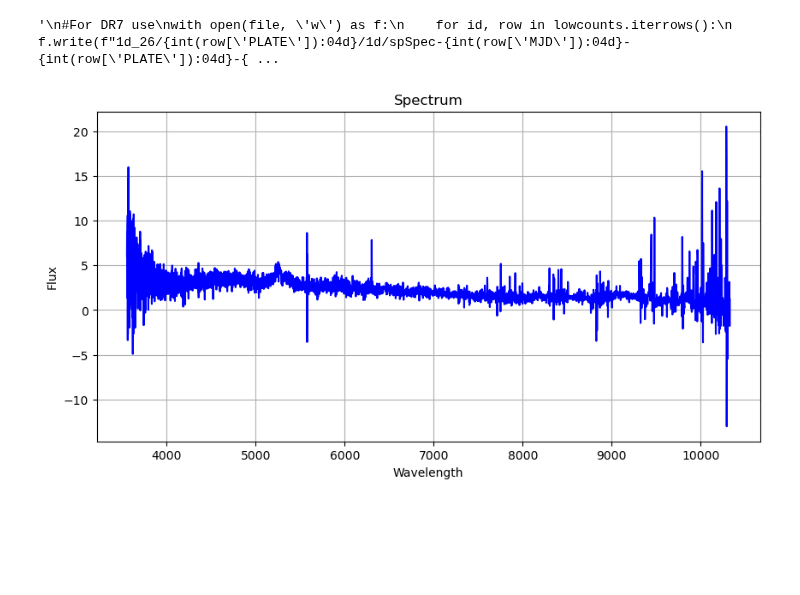
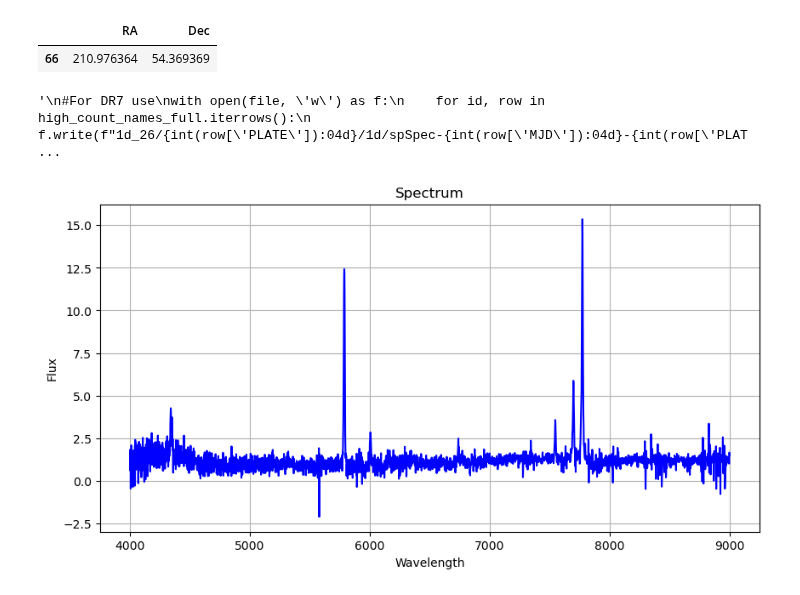
Before and after one commit to kciurleo/AGN, a Jupyter notebook: unorganized/SDSS_stuff.ipynb, the cells around one changed output. Drawn from its saved outputs; the diff is of its cells as text; code cells hidden in the pictures; blank space fills up the shorter version.

Commit message:
changed downloading to be based on chandra ra dec

```diff
--- a/unorganized/SDSS_stuff.ipynb
+++ b/unorganized/SDSS_stuff.ipynb
@@ -14,0 +36,3 @@ with open(file, 'w') as f:
+# %%
+high_count_names_full = high_count.merge(csc21, how='left', left_on='CXO name', right_on='CSC21P_name').drop_duplicates(['MJD','FIBERID','PLATE'])
+high_count_names_full[['MJD','PLATE','FIBERID', '# ObsID', 'CXO name']]
@@ -14,0 +50,3 @@ with open(file, 'w') as f:
+# %%
+special_high_count_guys=high_count_names_full[high_count_names_full['MJD'].isin([55999, 56041, 56066])]
+special_high_count_guys
@@ -15,3 +59,8 @@ with open(file, 'w') as f:
+# %%
+final_min_abs.loc[final_min_abs['# ObsID']=='934'][['RA','Dec']]
+# %% [output]
+|  | RA | Dec |
+| 66 | 210.976364 | 54.369369 |
 # %%
 # Write the spectra we're interested in downloading to txt file, just the ones that are triply unabsorbed and unobserved with XMM
 
@@ -26,44 +75,52 @@ unabsunobs_filtered = unabsunobs[unabsunobs['MJD'].isin([56041, 55649, 56748])]
 
 file = '/Users/kciurleo/Documents/kciurleo/AGN/csvs/SDSS.txt'
 
+importantman=csc21.loc[csc21['CSC21P_name']=='2CXO J173801.1+583012'][['MJD','PLATE','FIBERID']]
 
 lowcounts=pd.read_csv('/Users/kciurleo/Documents/kciurleo/AGN/csvs/low_count_unobserved.csv').drop_duplicates(['MJD','FIBERID','PLATE'])
 lowcounts_filtered = lowcounts[lowcounts['FIBERID'].isin([936,579,361,933,204,723,460,944,666,561])]
 #For DR17 use
 
 with open(file, 'w') as f:
-    for id, row in lowcounts_filtered.iterrows():
+    for id, row in special_high_count_guys.iterrows():
         f.write(f"{int(row['PLATE']):04d}/spec-{int(row['PLATE']):04d}-{int(row['MJD']):04d}-{int(row['FIBERID']):04d}.fits\n")
-
 '''
 #For DR7 use
 with open(file, 'w') as f:
-    for id, row in lowcounts.iterrows():
+    for id, row in high_count_names_full.iterrows():
         f.write(f"1d_26/{int(row['PLATE']):04d}/1d/spSpec-{int(row['MJD']):04d}-{int(row['PLATE']):04d}-{int(row['FIBERID']):03d}.fit\n")
-
 '''
 # %% [output]
-'\n#For DR7 use\nwith open(file, \'w\') as f:\n    for id, row in lowcounts.iterrows():\n        f.write(f"1d_26/{int(row[\'PLATE\']):04d}/1d/spSpec-{int(row[\'MJD\']):04d}-{int(row[\'PLATE\']):04d}-{ ...
+'\n#For DR7 use\nwith open(file, \'w\') as f:\n    for id, row in high_count_names_full.iterrows():\n        f.write(f"1d_26/{int(row[\'PLATE\']):04d}/1d/spSpec-{int(row[\'MJD\']):04d}-{int(row[\'PLAT ...
 # %%
 #  Read in fits
-hdul = fits.open('/Users/kciurleo/Downloads/spec-3661-55614-0020.fits')
+folder=5320
+#file=glob.glob(f'/opt/pwdata/katie/xmm_proposal/not_triples/DR17/full/{folder}/*')[0]
+file=glob.glob(f'/opt/pwdata/katie/xmm_proposal/not_triples/high_count_chandra_guys/full/{folder}/*')[0]
+hdul = fits.open(file)
 spectrum_data = hdul[1].data
 header = hdul[1].header
 hdul.close()
 
 flux = spectrum_data['FLUX'].flatten()
 wavelength = 10**spectrum_data['loglam'].flatten()
+
+mask = np.logical_and(wavelength > 4000, wavelength < 9000)
 # %%
 #Plot
 plt.figure(figsize=(10, 5))
-plt.plot(wavelength, flux, linestyle='-', color='b')
+plt.plot(wavelength[mask], flux[mask], linestyle='-', color='b')
 #plt.yscale('log')
 plt.title('Spectrum')
 plt.xlabel('Wavelength')
 plt.ylabel('Flux')
+#plt.xlim(6600,7000)
+#plt.xlim(5200,6000)
+#plt.xlim(7500,9000)
+#plt.ylim(0,8)
 plt.grid(True)
 plt.show()
 # %% [output]
-[figure, old version]
+[figure, new version]
 # %%
 header['DISPAXIS']=1
```
Also changed, not shown: parts of 7 cells of this notebook, 5 other files.
